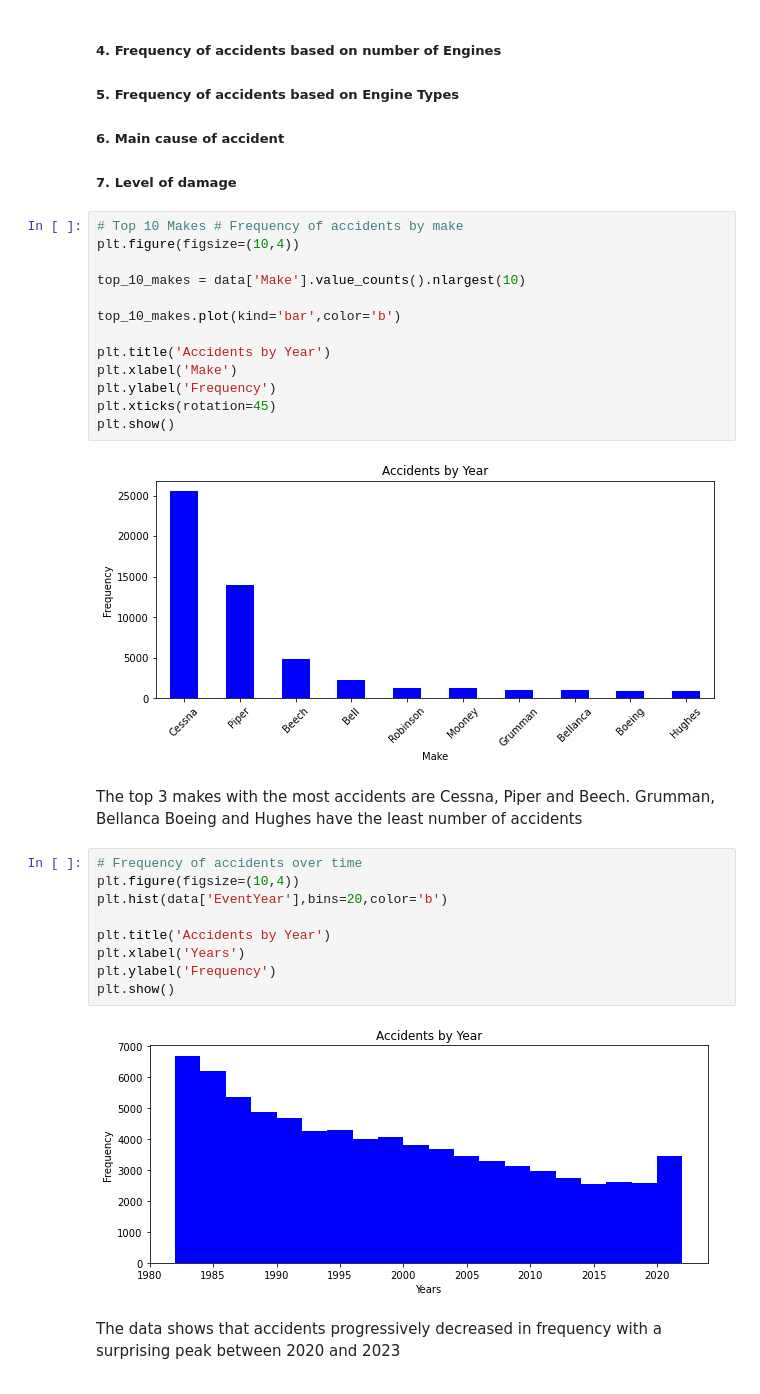
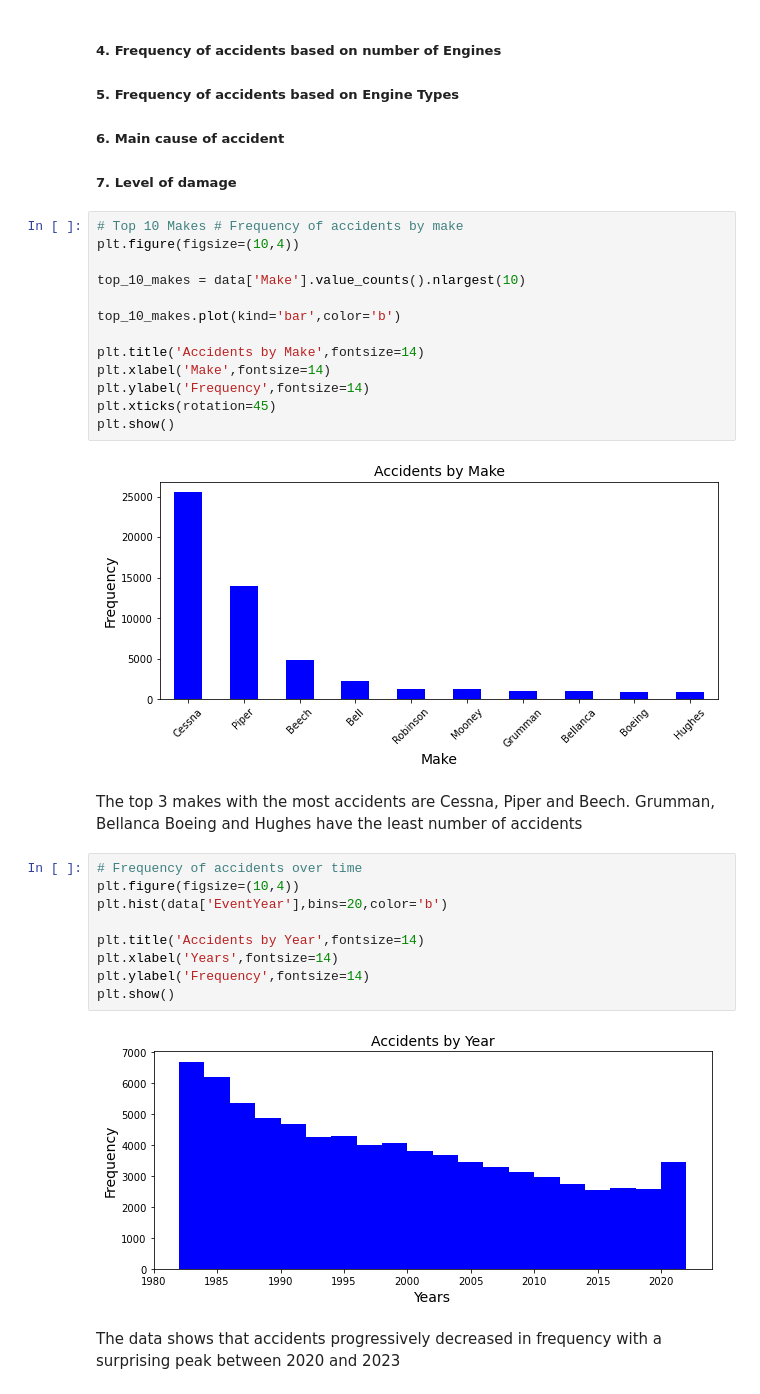
Before and after one commit to WambuiMunene/DSPT08_Phase1-Project, a Jupyter notebook: Aviation_Safety_Analysis.ipynb, the cells around one changed output. Drawn from its saved outputs; the diff is of its cells as text.

```diff
--- a/Aviation_Safety_Analysis.ipynb
+++ b/Aviation_Safety_Analysis.ipynb
@@ -856,26 +856,26 @@ top_10_makes = data['Make'].value_counts().nlargest(10)
 
 top_10_makes.plot(kind='bar',color='b')
 
-plt.title('Accidents by Year')
-plt.xlabel('Make')
-plt.ylabel('Frequency')
+plt.title('Accidents by Make',fontsize=14)
+plt.xlabel('Make',fontsize=14)
+plt.ylabel('Frequency',fontsize=14)
 plt.xticks(rotation=45)
 plt.show()
 # %% [output]
-[figure, old version]
+[figure, new version]
 # %% [markdown]
 The top 3 makes with the most accidents are Cessna, Piper and Beech. Grumman, Bellanca Boeing and Hughes have the least number of accidents
 # %%
 # Frequency of accidents over time
 plt.figure(figsize=(10,4))
 plt.hist(data['EventYear'],bins=20,color='b')
 
-plt.title('Accidents by Year')
-plt.xlabel('Years')
-plt.ylabel('Frequency')
+plt.title('Accidents by Year',fontsize=14)
+plt.xlabel('Years',fontsize=14)
+plt.ylabel('Frequency',fontsize=14)
 plt.show()
 # %% [output]
-[figure, old version]
+[figure, new version]
 # %% [markdown]
 The data shows that accidents progressively decreased in frequency with a surprising peak between 2020 and 2023
 # %%
```
Also changed, not shown: parts of 12 cells of this notebook.
